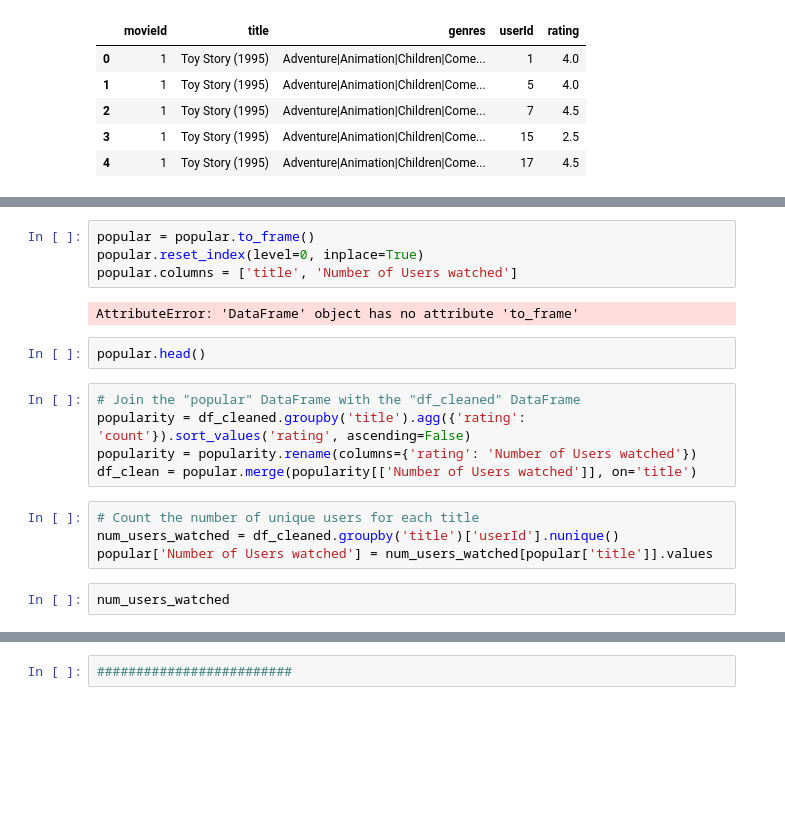
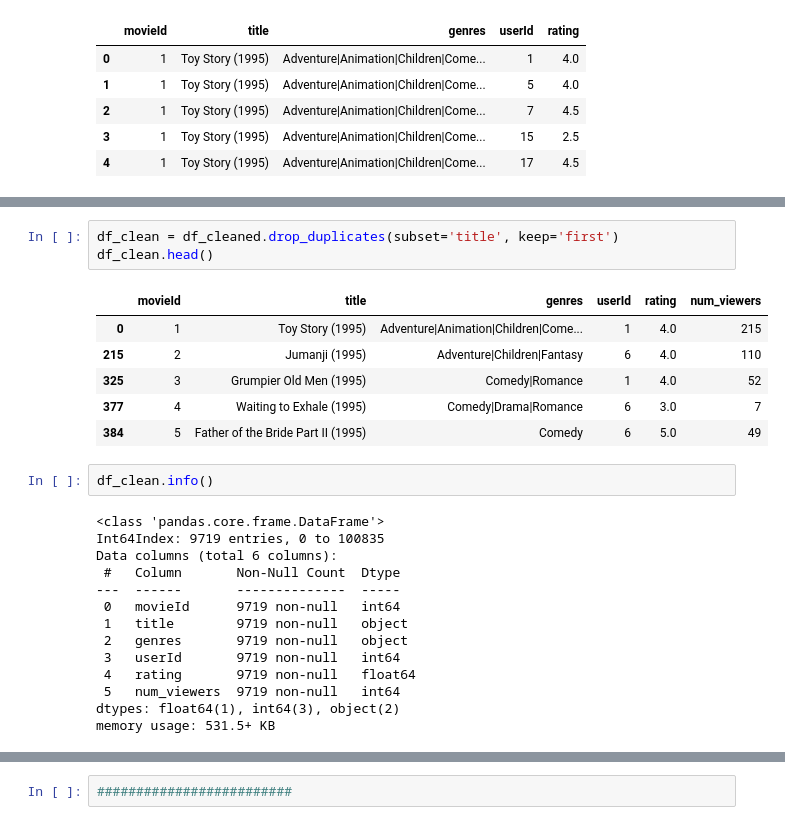
Before and after one commit to seanconlon29/Microsofts-Launch-into-Streaming, a Jupyter notebook: Content-based_Model.ipynb, the cells around one changed output, grey strips where cells are left out. Saved outputs shown, nothing was run; the diff lists cells and outputs as text; blank space fills up the shorter version.

```diff
--- a/Content-based_Model.ipynb
+++ b/Content-based_Model.ipynb
@@ -97,19 +75,26 @@ memory usage: 6.2+ MB
-# %%
-popular = popular.to_frame()
-popular.reset_index(level=0, inplace=True)
-popular.columns = ['title', 'Number of Users watched']
-# %% [output]
-AttributeError: 'DataFrame' object has no attribute 'to_frame'
-# %%
-popular.head()
-# %%
-# Join the "popular" DataFrame with the "df_cleaned" DataFrame
-popularity = df_cleaned.groupby('title').agg({'rating': 'count'}).sort_values('rating', ascending=False)
-popularity = popularity.rename(columns={'rating': 'Number of Users watched'})
-df_clean = popular.merge(popularity[['Number of Users watched']], on='title')
-# %%
-# Count the number of unique users for each title
-num_users_watched = df_cleaned.groupby('title')['userId'].nunique()
-popular['Number of Users watched'] = num_users_watched[popular['title']].values
-# %%
-num_users_watched
+# %%
+df_clean = df_cleaned.drop_duplicates(subset='title', keep='first')
+df_clean.head()
+# %% [output]
+|  | movieId | title | genres | userId | rating | num_viewers |
+| 0 | 1 | Toy Story (1995) | Adventure|Animation|Children|Come... | 1 | 4.0 | 215 |
+| 215 | 2 | Jumanji (1995) | Adventure|Children|Fantasy | 6 | 4.0 | 110 |
+| 325 | 3 | Grumpier Old Men (1995) | Comedy|Romance | 1 | 4.0 | 52 |
+| 377 | 4 | Waiting to Exhale (1995) | Comedy|Drama|Romance | 6 | 3.0 | 7 |
+| 384 | 5 | Father of the Bride Part II (1995) | Comedy | 6 | 5.0 | 49 |
+# %%
+df_clean.info()
+# %% [output]
+<class 'pandas.core.frame.DataFrame'>
+Int64Index: 9719 entries, 0 to 100835
+Data columns (total 6 columns):
+ #   Column       Non-Null Count  Dtype
+---  ------       --------------  -----
+ 0   movieId      9719 non-null   int64
+ 1   title        9719 non-null   object
+ 2   genres       9719 non-null   object
+ 3   userId       9719 non-null   int64
+ 4   rating       9719 non-null   float64
+ 5   num_viewers  9719 non-null   int64
+dtypes: float64(1), int64(3), object(2)
+memory usage: 531.5+ KB
```
Also changed, not shown: parts of 27 cells of this notebook, 2 other files.
